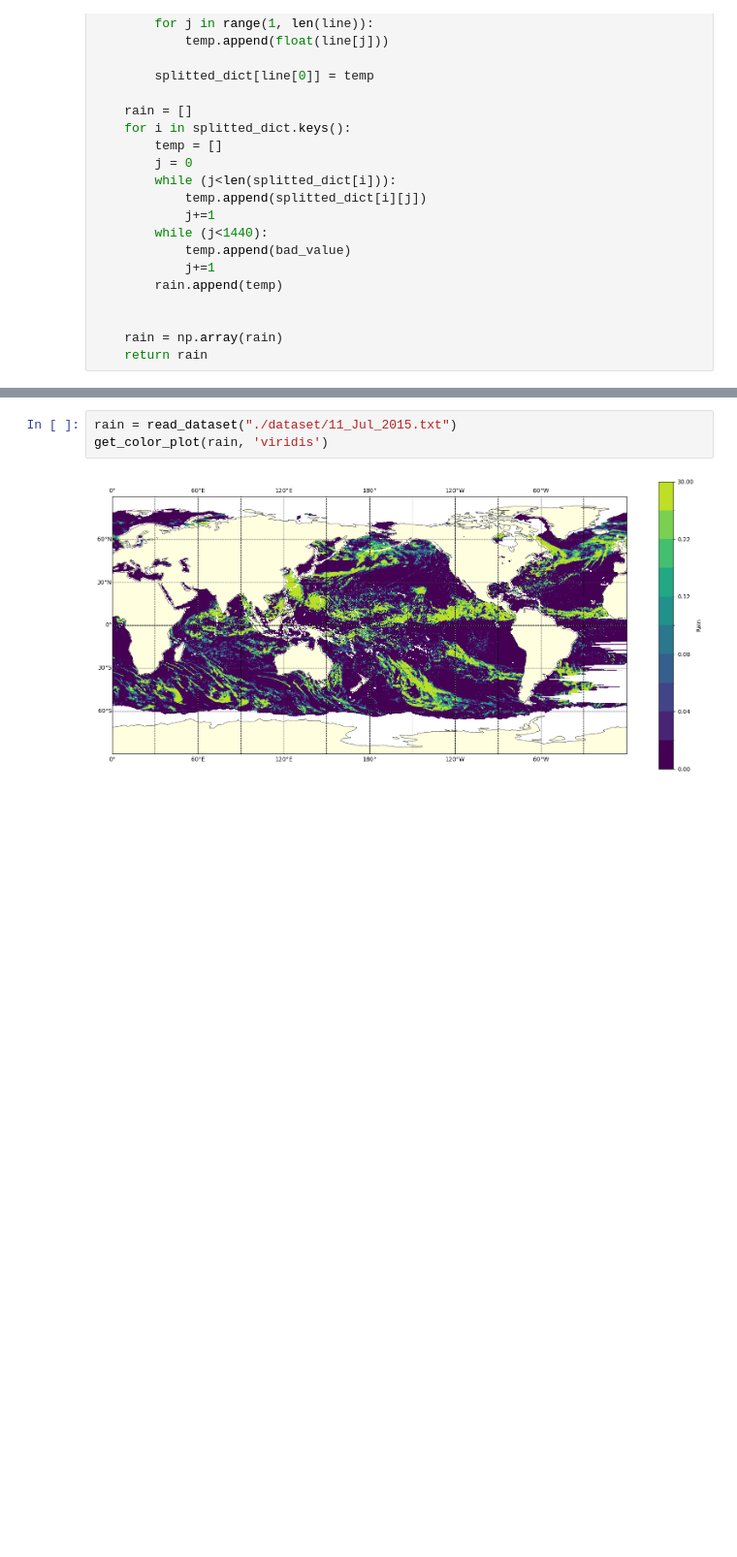
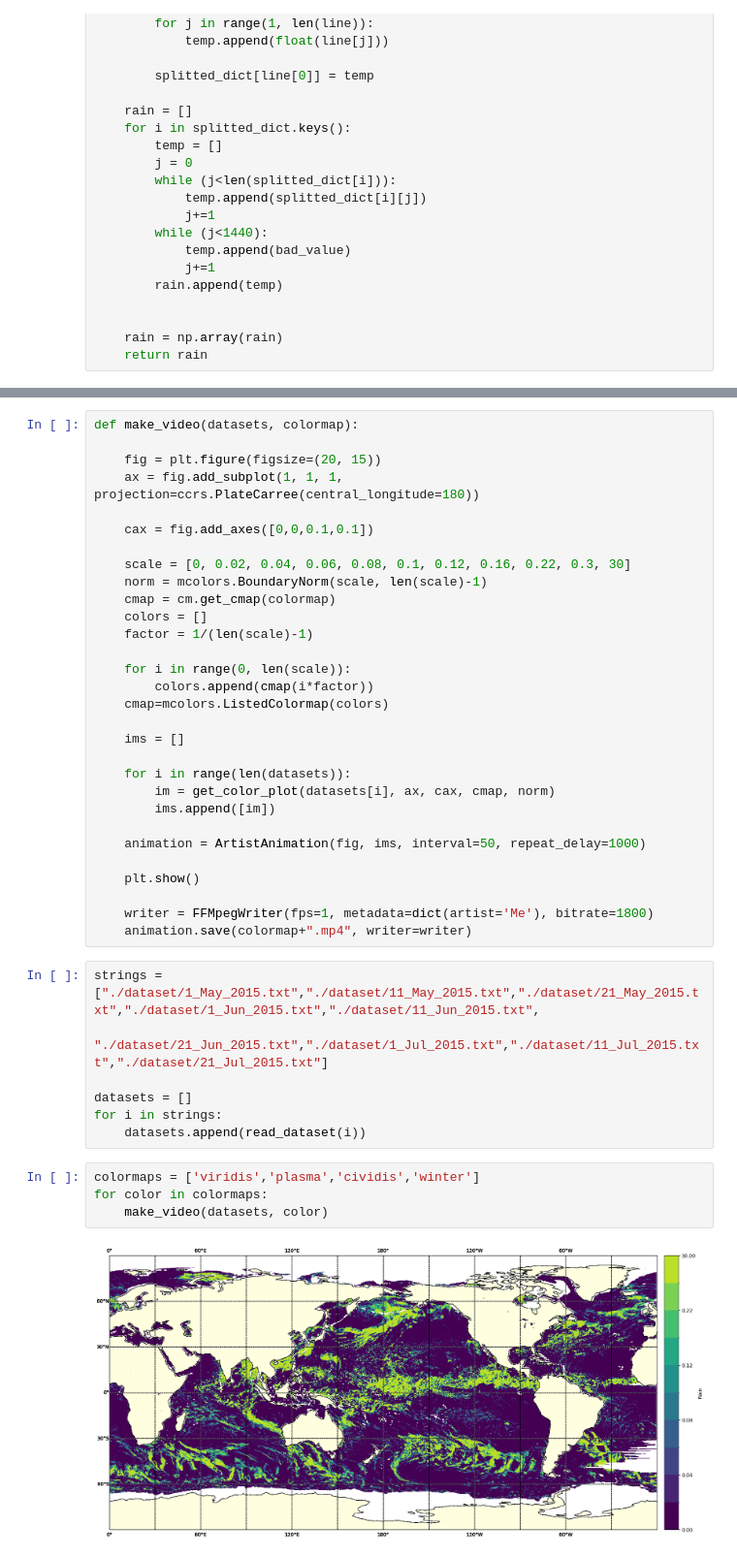
Before and after one commit to SSS-192858/Info_SciVis, a Jupyter notebook: color_mapping.ipynb, the cells around one changed output, grey strips where cells are left out. Shown at 97% size. Drawn from its saved outputs; the diff is of its cells as text; blank space fills up the shorter version.

Commit message:
Animations added

```diff
--- a/color_mapping.ipynb
+++ b/color_mapping.ipynb
@@ -80,5 +73,43 @@ def get_color_plot(rain, colormap):
-# %%
-rain = read_dataset("./dataset/11_Jul_2015.txt")
-get_color_plot(rain, 'viridis')
-# %% [output]
-[figure, removed]
+# %%
+def make_video(datasets, colormap):
+
+    fig = plt.figure(figsize=(20, 15))
+    ax = fig.add_subplot(1, 1, 1, projection=ccrs.PlateCarree(central_longitude=180))
+
+    cax = fig.add_axes([0,0,0.1,0.1])
+
+    scale = [0, 0.02, 0.04, 0.06, 0.08, 0.1, 0.12, 0.16, 0.22, 0.3, 30]
+    norm = mcolors.BoundaryNorm(scale, len(scale)-1)
+    cmap = cm.get_cmap(colormap)
+    colors = []
+    factor = 1/(len(scale)-1)
+
+    for i in range(0, len(scale)):
+        colors.append(cmap(i*factor))
+    cmap=mcolors.ListedColormap(colors)
+
+    ims = []
+
+    for i in range(len(datasets)):
+        im = get_color_plot(datasets[i], ax, cax, cmap, norm)
+        ims.append([im])
+
+    animation = ArtistAnimation(fig, ims, interval=50, repeat_delay=1000)
+
+    plt.show()
+
+    writer = FFMpegWriter(fps=1, metadata=dict(artist='Me'), bitrate=1800)
+    animation.save(colormap+".mp4", writer=writer)
+# %%
+strings = ["./dataset/1_May_2015.txt","./dataset/11_May_2015.txt","./dataset/21_May_2015.txt","./dataset/1_Jun_2015.txt","./dataset/11_Jun_2015.txt",
+           "./dataset/21_Jun_2015.txt","./dataset/1_Jul_2015.txt","./dataset/11_Jul_2015.txt","./dataset/21_Jul_2015.txt"]
+
+datasets = []
+for i in strings:
+    datasets.append(read_dataset(i))
+# %%
+colormaps = ['viridis','plasma','cividis','winter']
+for color in colormaps:
+    make_video(datasets, color)
+# %% [output]
+[figure, added]
```
Also changed, not shown: parts of 3 cells of this notebook, 10 other files.
